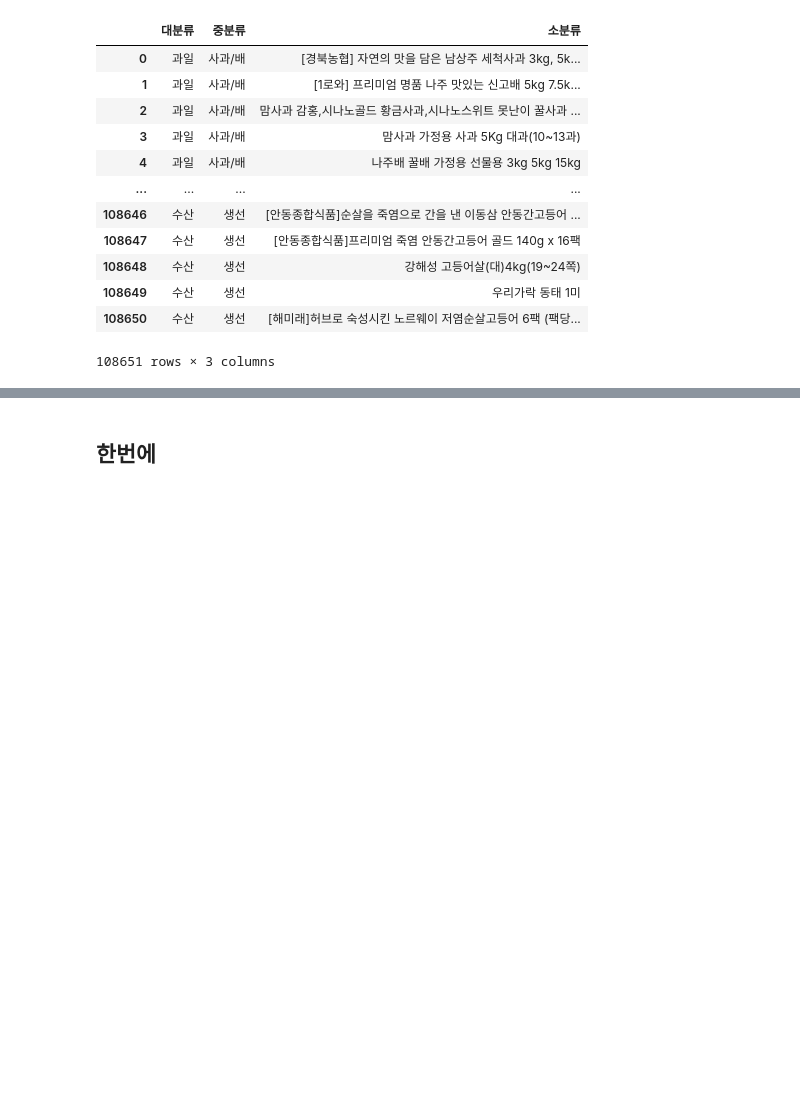
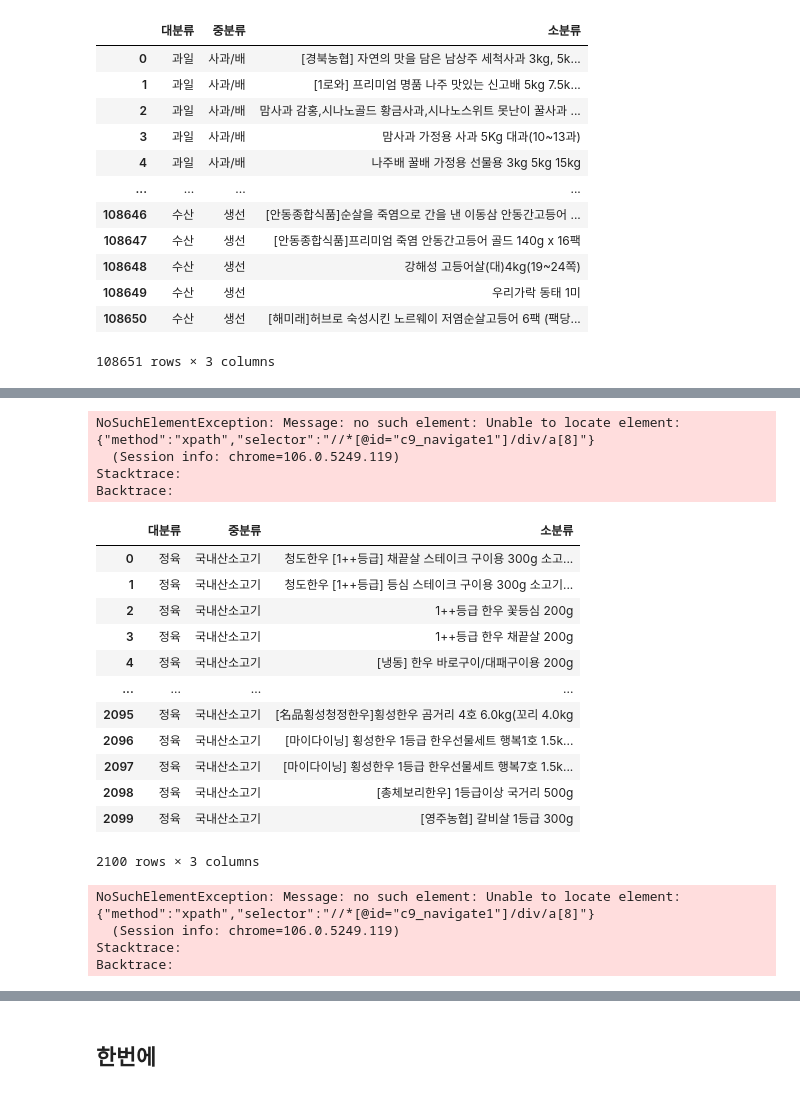
Before and after one commit to shinjangwoon/Store_Analysis, a Jupyter notebook: crawling/crawling.ipynb, the cells around one changed output, grey strips where cells are left out. Drawn from its saved outputs; the diff is of its cells as text; code cells hidden in the pictures; blank space fills up the shorter version.

```diff
--- a/crawling/crawling.ipynb
+++ b/crawling/crawling.ipynb
@@ -4460,0 +4552,65 @@ e
+# %%
+# 등심
+등심 = []
+driver.get('https://www.lotteon.com/search/render/render.ecn?render=nqapi&platform=pc&collection_id=9&login=Y&u9=navigate&u8=FC01080202&mallId=1')
+for f in range(1,36):
+    if f == 1:
+        name = driver.find_elements_by_class_name('srchProductUnitTitle')
+        time.sleep(2)
+        for named in range(0,len(name)):
+            등심.append(name[named].text)
+        driver.find_element_by_xpath('//*[@id="c9_navigate1"]/div/a[7]').click()
+    else:
+        time.sleep(2)
+        name = driver.find_elements_by_class_name('srchProductUnitTitle')
+        time.sleep(2)
+        for named in range(0,len(name)):
+            등심.append(name[named].text)
+        driver.find_element_by_xpath('//*[@id="c9_navigate1"]/div/a[8]').click()
+# %% [output]
+NoSuchElementException: Message: no such element: Unable to locate element: {"method":"xpath","selector":"//*[@id="c9_navigate1"]/div/a[8]"}
+  (Session info: chrome=106.0.5249.119)
+Stacktrace:
+Backtrace:
+# %%
+등심_df = pd.DataFrame(data=등심, columns=['소분류'])
+등심_df[['중분류', '대분류']] = ['국내산소고기', '정육']
+등심_df = 등심_df[['대분류','중분류', '소분류']]
+등심_df
+# %% [output]
+|  | 대분류 | 중분류 | 소분류 |
+| 0 | 정육 | 국내산소고기 | 청도한우 [1++등급] 채끝살 스테이크 구이용 300g 소고... |
+| 1 | 정육 | 국내산소고기 | 청도한우 [1++등급] 등심 스테이크 구이용 300g 소고기... |
+| 2 | 정육 | 국내산소고기 | 1++등급 한우 꽃등심 200g |
+| 3 | 정육 | 국내산소고기 | 1++등급 한우 채끝살 200g |
+| 4 | 정육 | 국내산소고기 | [냉동] 한우 바로구이/대패구이용 200g |
+| ... | ... | ... | ... |
+| 2095 | 정육 | 국내산소고기 | [名品횡성청정한우]횡성한우 곰거리 4호 6.0kg(꼬리 4.0kg |
+| 2096 | 정육 | 국내산소고기 | [마이다이닝] 횡성한우 1등급 한우선물세트 행복1호 1.5k... |
+| 2097 | 정육 | 국내산소고기 | [마이다이닝] 횡성한우 1등급 한우선물세트 행복7호 1.5k... |
+| 2098 | 정육 | 국내산소고기 | [총체보리한우] 1등급이상 국거리 500g |
+| 2099 | 정육 | 국내산소고기 | [영주농협] 갈비살 1등급 300g |
+2100 rows × 3 columns
+# %%
+# 갈비
+갈비 = []
+driver.get('https://www.lotteon.com/search/render/render.ecn?render=nqapi&platform=pc&collection_id=9&login=Y&u9=navigate&u8=FC01080201&mallId=1')
+for f in range(1,36):
+    if f == 1:
+        name = driver.find_elements_by_class_name('srchProductUnitTitle')
+        time.sleep(2)
+        for named in range(0,len(name)):
+            갈비.append(name[named].text)
+        driver.find_element_by_xpath('//*[@id="c9_navigate1"]/div/a[7]').click()
+    else:
+        time.sleep(2)
+        name = driver.find_elements_by_class_name('srchProductUnitTitle')
+        time.sleep(2)
+        for named in range(0,len(name)):
+            갈비.append(name[named].text)
+        driver.find_element_by_xpath('//*[@id="c9_navigate1"]/div/a[8]').click()
+# %% [output]
+NoSuchElementException: Message: no such element: Unable to locate element: {"method":"xpath","selector":"//*[@id="c9_navigate1"]/div/a[8]"}
+  (Session info: chrome=106.0.5249.119)
+Stacktrace:
+Backtrace:
```
Also changed, not shown: parts of 85 cells of this notebook.
